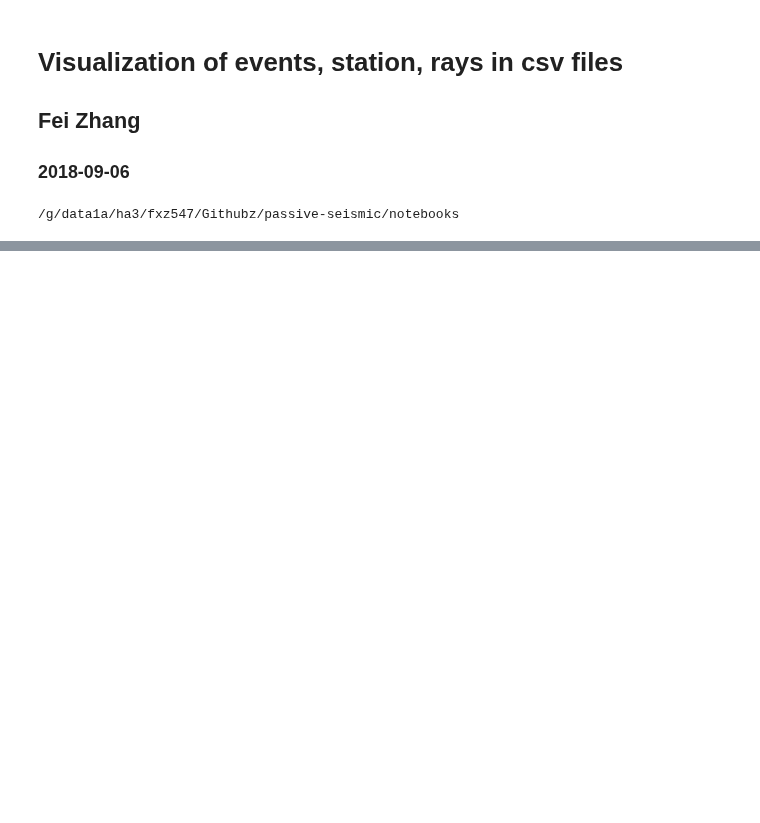
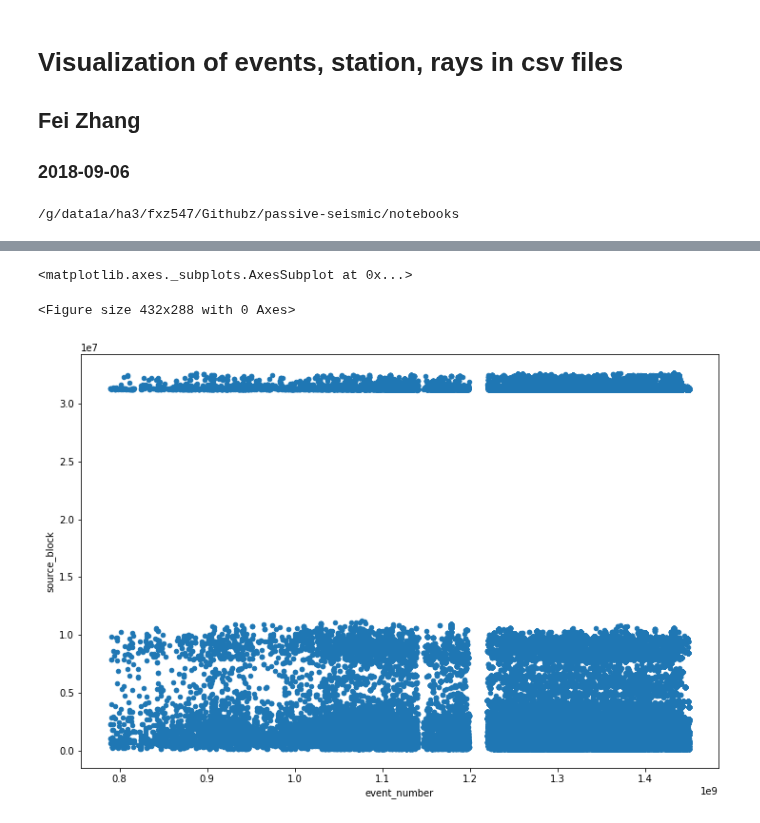
Before and after one commit to GeoscienceAustralia/hiperseis, a Jupyter notebook: notebooks/ttt_plotting_visualization_csv.ipynb, the cells around one changed output, grey strips where cells are left out. Saved outputs shown, nothing was run; the diff lists cells and outputs as text; code cells hidden in the pictures; blank space fills up the shorter version.

```diff
--- a/notebooks/ttt_plotting_visualization_csv.ipynb
+++ b/notebooks/ttt_plotting_visualization_csv.ipynb
@@ -273,0 +190,6 @@ pdf2.iloc[1]  # now .loc[2] does not work
+# %%
+plt.figure(); pdf2.plot.scatter(x='event_number', y='source_block',figsize=(12,8))
+# %% [output]
+<matplotlib.axes._subplots.AxesSubplot at 0x...>
+<Figure size 432x288 with 0 Axes>
+[figure, added]
```
Also changed, not shown: parts of 61 cells of this notebook, 1 other file.
